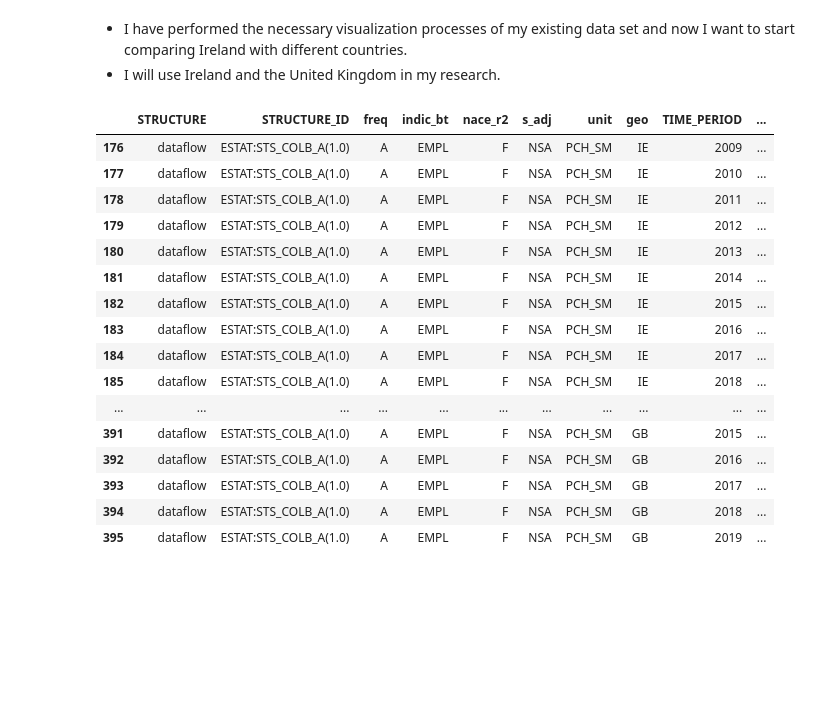
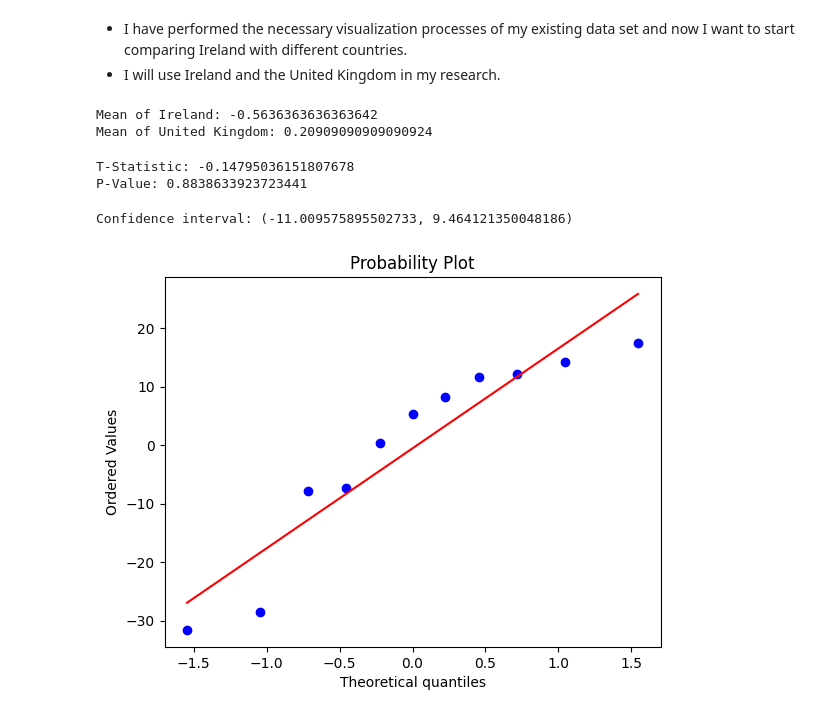
Before and after one commit to kalememre/CA2, a Jupyter notebook: labour.ipynb, the cells around one changed output. Saved outputs shown, nothing was run; the diff lists cells and outputs as text; code cells hidden in the pictures; blank space fills up the shorter version.

Commit message:
stats start and continue

```diff
--- a/labour.ipynb
+++ b/labour.ipynb
@@ -719,23 +719,57 @@ df_ire_uk = filtered_df[filtered_df['country'].isin(['Ireland', 'United Kingdom'
 # %%
 fig = px.bar(df_ire_uk, x='TIME_PERIOD', y='OBS_VALUE', color='country', barmode='group')
 fig.show()
-# %%
-df_ire_uk
-# %% [output]
-|  | STRUCTURE | STRUCTURE_ID | freq | indic_bt | nace_r2 | s_adj | unit | geo | TIME_PERIOD | ... |
-| 176 | dataflow | ESTAT:STS_COLB_A(1.0) | A | EMPL | F | NSA | PCH_SM | IE | 2009 | ... |
-| 177 | dataflow | ESTAT:STS_COLB_A(1.0) | A | EMPL | F | NSA | PCH_SM | IE | 2010 | ... |
-| 178 | dataflow | ESTAT:STS_COLB_A(1.0) | A | EMPL | F | NSA | PCH_SM | IE | 2011 | ... |
-| 179 | dataflow | ESTAT:STS_COLB_A(1.0) | A | EMPL | F | NSA | PCH_SM | IE | 2012 | ... |
-| 180 | dataflow | ESTAT:STS_COLB_A(1.0) | A | EMPL | F | NSA | PCH_SM | IE | 2013 | ... |
-| 181 | dataflow | ESTAT:STS_COLB_A(1.0) | A | EMPL | F | NSA | PCH_SM | IE | 2014 | ... |
-| 182 | dataflow | ESTAT:STS_COLB_A(1.0) | A | EMPL | F | NSA | PCH_SM | IE | 2015 | ... |
-| 183 | dataflow | ESTAT:STS_COLB_A(1.0) | A | EMPL | F | NSA | PCH_SM | IE | 2016 | ... |
-| 184 | dataflow | ESTAT:STS_COLB_A(1.0) | A | EMPL | F | NSA | PCH_SM | IE | 2017 | ... |
-| 185 | dataflow | ESTAT:STS_COLB_A(1.0) | A | EMPL | F | NSA | PCH_SM | IE | 2018 | ... |
-| ... | ... | ... | ... | ... | ... | ... | ... | ... | ... | ... |
-| 391 | dataflow | ESTAT:STS_COLB_A(1.0) | A | EMPL | F | NSA | PCH_SM | GB | 2015 | ... |
-| 392 | dataflow | ESTAT:STS_COLB_A(1.0) | A | EMPL | F | NSA | PCH_SM | GB | 2016 | ... |
-| 393 | dataflow | ESTAT:STS_COLB_A(1.0) | A | EMPL | F | NSA | PCH_SM | GB | 2017 | ... |
-| 394 | dataflow | ESTAT:STS_COLB_A(1.0) | A | EMPL | F | NSA | PCH_SM | GB | 2018 | ... |
-| 395 | dataflow | ESTAT:STS_COLB_A(1.0) | A | EMPL | F | NSA | PCH_SM | GB | 2019 | ... |
+# %%
+df_ire = filtered_df[filtered_df['country'] == 'Ireland']
+df_uk = filtered_df[filtered_df['country'] == 'United Kingdom']
+# %%
+ir_mean = df_ire['OBS_VALUE'].mean()
+uk_mean = df_uk['OBS_VALUE'].mean()
+
+print(f"Mean of Ireland: {ir_mean}")
+print(f"Mean of United Kingdom: {uk_mean}")
+# %% [output]
+Mean of Ireland: -0.5636363636363642
+Mean of United Kingdom: 0.20909090909090924
+# %%
+from scipy.stats import ttest_ind
+
+ireland_emp = df_ire['OBS_VALUE']
+uk_emp = df_uk['OBS_VALUE']
+
+# Perform the t-test
+t_stat, p_value = ttest_ind(ireland_emp, uk_emp, equal_var=True)
+
+# Print the results
+print("T-Statistic:", t_stat)
+print("P-Value:", p_value)
+# %% [output]
+T-Statistic: -0.14795036151807678
+P-Value: 0.8838633923723441
+# %%
+import numpy as np
+from scipy.stats import sem
+
+n_ire = len(ireland_emp)
+n_uk = len(uk_emp)
+
+se_ire = sem(ireland_emp)
+se_uk = sem(uk_emp)
+
+mean_diff = ir_mean - uk_mean
+
+margin_of_error = 1.96 * np.sqrt(se_ire**2 + se_uk**2)
+confidence_interval = (mean_diff - margin_of_error, mean_diff + margin_of_error)
+
+print(f"Confidence interval: {confidence_interval}")
+# %% [output]
+Confidence interval: (-11.009575895502733, 9.464121350048186)
+# %%
+from scipy.stats import norm, probplot
+import matplotlib.pyplot as plt
+
+
+probplot(ireland_emp, plot=plt)
+plt.show()
+# %% [output]
+[figure, added]
```
